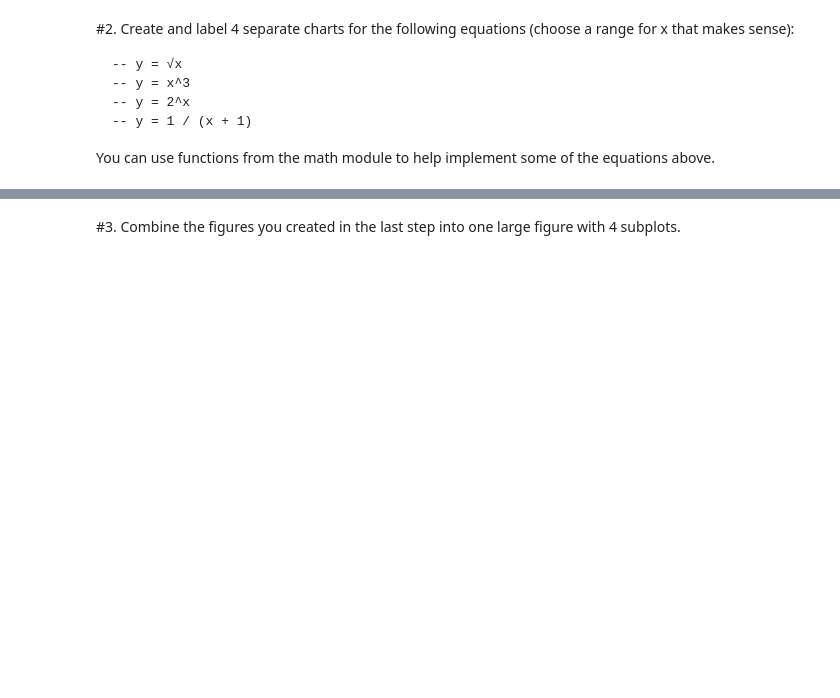
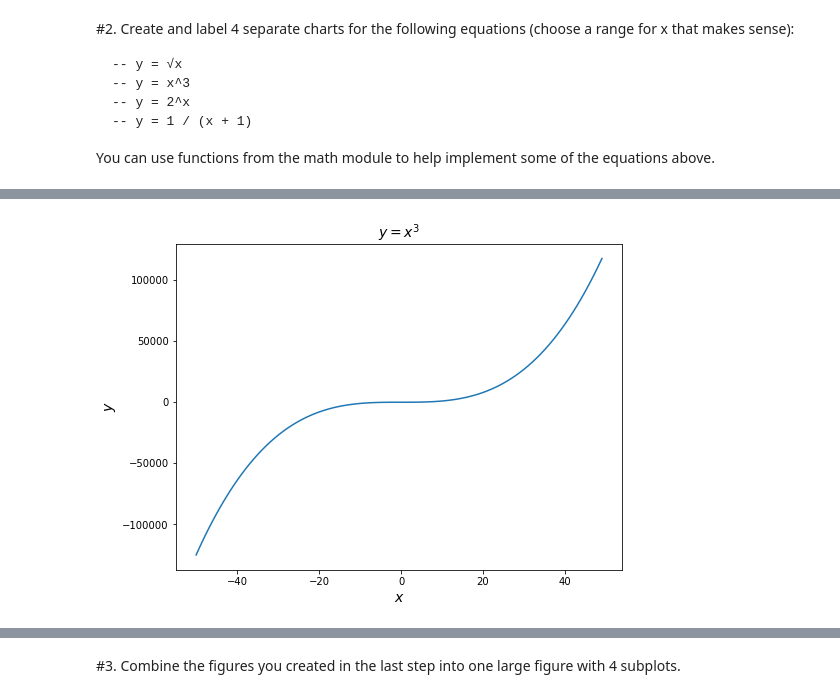
Before and after one commit to aliciag92/numpy-pandas-visualization-exercises, a Jupyter notebook: matplotlib_exercises.ipynb, the cells around one changed output, grey strips where cells are left out. Drawn from its saved outputs; the diff is of its cells as text; code cells hidden in the pictures; blank space fills up the shorter version.

```diff
--- a/matplotlib_exercises.ipynb
+++ b/matplotlib_exercises.ipynb
@@ -80,0 +79,20 @@ ZeroDivisionError: division by zero
+# %%
+#2b. Create and label 4 separate charts for -- y = x^3
+# define 2nd figure
+plt.figure(figsize = (8, 6))
+
+# plot data
+x2 = list(range(-50, 50))
+y2 = [x**3 for x in x2]
+
+plt.plot(x2, y2)
+
+# customize
+plt.title('$y = x^3$', fontsize = 14)
+plt.xlabel('$x$', fontsize = 14)
+plt.ylabel('$y$', fontsize = 14)
+
+# show the graph
+plt.show()
+# %% [output]
+[figure, added]
```
Also changed, not shown: parts of 7 cells of this notebook.
